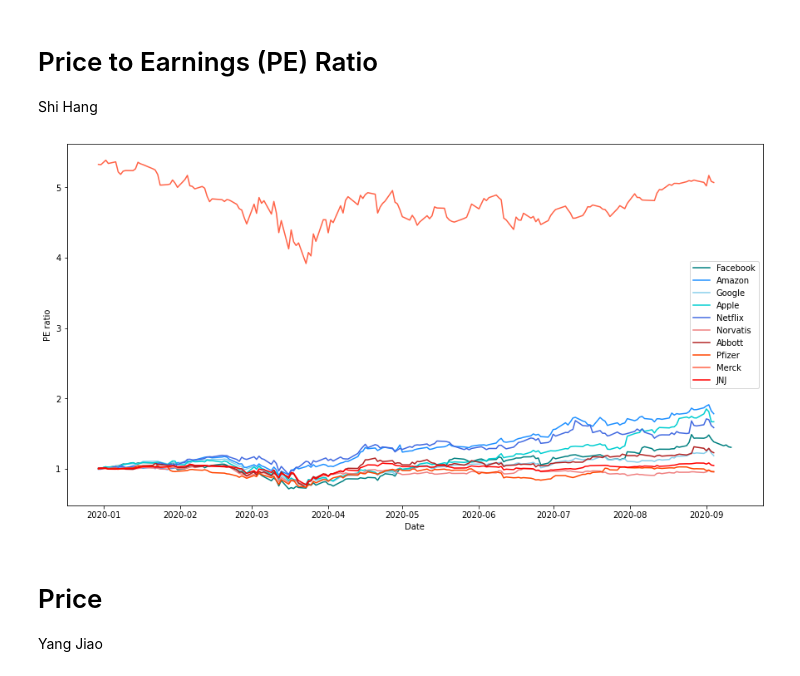
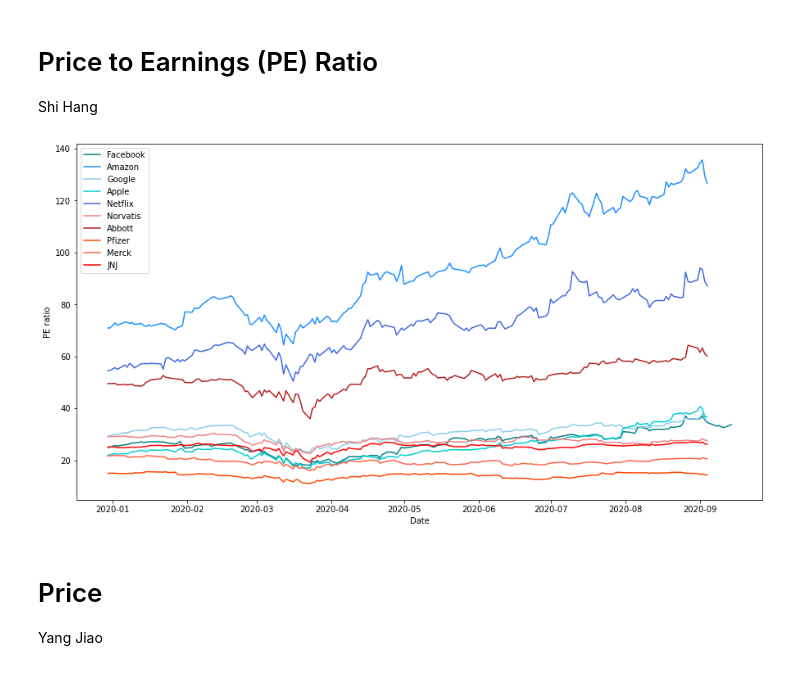
Before and after one commit to scottlai0/IE5600-Group-Project, a Jupyter notebook: Group_Project_1.ipynb, the cells around one changed output. Drawn from its saved outputs; the diff is of its cells as text; code cells hidden in the pictures.

```diff
--- a/Group_Project_1.ipynb
+++ b/Group_Project_1.ipynb
@@ -228,44 +228,44 @@ netflix_close = netflix['Adj Close']
 norvatis_close = norvatis['Adj Close']
 abbott_close = abbott['Adj Close']
 pfizer_close = pfizer['Adj Close']
 merck_close = merck['Adj Close']
 jnj_close = jnj['Adj Close']
 #get eps
 facebook_eps = yf.Ticker('FB').info.get("trailingEps")
 amazon_eps = yf.Ticker('AMZN').info.get("trailingEps")
 google_eps = yf.Ticker('GOOG').info.get("trailingEps")
 apple_eps = yf.Ticker('AAPL').info.get("trailingEps")
 netflix_eps = yf.Ticker('NFLX').info.get("trailingEps")
 norvatis_eps = yf.Ticker('NVS').info.get("trailingEps")
 abbott_eps = yf.Ticker('ABT').info.get("trailingEps")
 pfizer_eps = yf.Ticker('PFE').info.get("trailingEps")
 merck_eps = 4.10 #yf.Ticker('MRK').info.get("trailingEps")
 jnj_eps = yf.Ticker('JNJ').info.get("trailingEps")
 
 #plot graphs
 plt.figure(figsize=(15,8))
-plt.plot(facebook_close/facebook_eps/25, 'teal',label = 'Facebook')
-plt.plot(amazon_close/amazon_eps/71, 'dodgerblue', label = 'Amazon')
-plt.plot(google_close/google_eps/29.5, 'skyblue', label ='Google')
-plt.plot(apple_close/apple_eps/22, 'darkturquoise', label ='Apple')
-plt.plot(netflix_close/netflix_eps/55, 'royalblue', label ='Netflix')
+plt.plot(facebook_close/facebook_eps, 'teal',label = 'Facebook')
+plt.plot(amazon_close/amazon_eps, 'dodgerblue', label = 'Amazon')
+plt.plot(google_close/google_eps, 'skyblue', label ='Google')
+plt.plot(apple_close/apple_eps, 'darkturquoise', label ='Apple')
+plt.plot(netflix_close/netflix_eps, 'royalblue', label ='Netflix')
 
-plt.plot(norvatis_close/norvatis_eps/29, 'lightcoral',label = 'Norvatis')
-plt.plot(abbott_close/abbott_eps/49, 'firebrick', label = 'Abbott')
-plt.plot(pfizer_close/pfizer_eps/15, 'orangered', label ='Pfizer')
-plt.plot(merck_close/merck_eps/4.1, 'tomato', label ='Merck')
-plt.plot(jnj_close/jnj_eps/25, 'red', label ='JNJ')
+plt.plot(norvatis_close/norvatis_eps, 'lightcoral',label = 'Norvatis')
+plt.plot(abbott_close/abbott_eps, 'firebrick', label = 'Abbott')
+plt.plot(pfizer_close/pfizer_eps, 'orangered', label ='Pfizer')
+plt.plot(merck_close/merck_eps, 'tomato', label ='Merck')
+plt.plot(jnj_close/jnj_eps, 'red', label ='JNJ')
 
 plt.xlabel('Date')
 plt.ylabel('PE ratio')
 plt.legend()
 
 
 
 
 plt.show()
 # %% [output]
-[figure, old version]
+[figure, new version]
 # %% [markdown]
 # Price
 Yang Jiao
```
Also changed, not shown: parts of 1 cell of this notebook.
